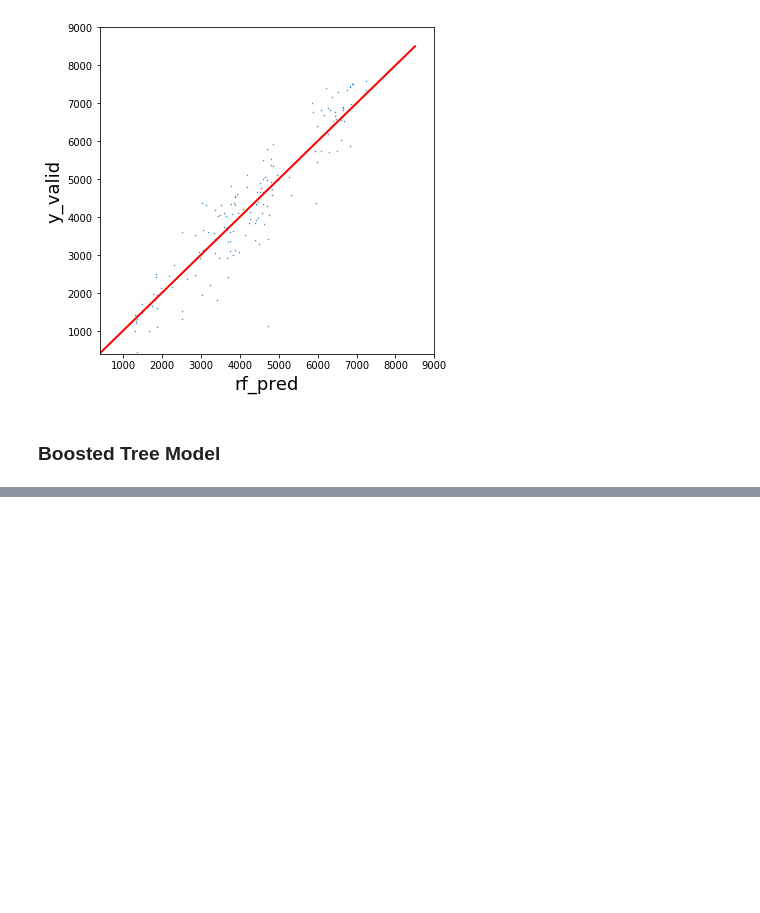
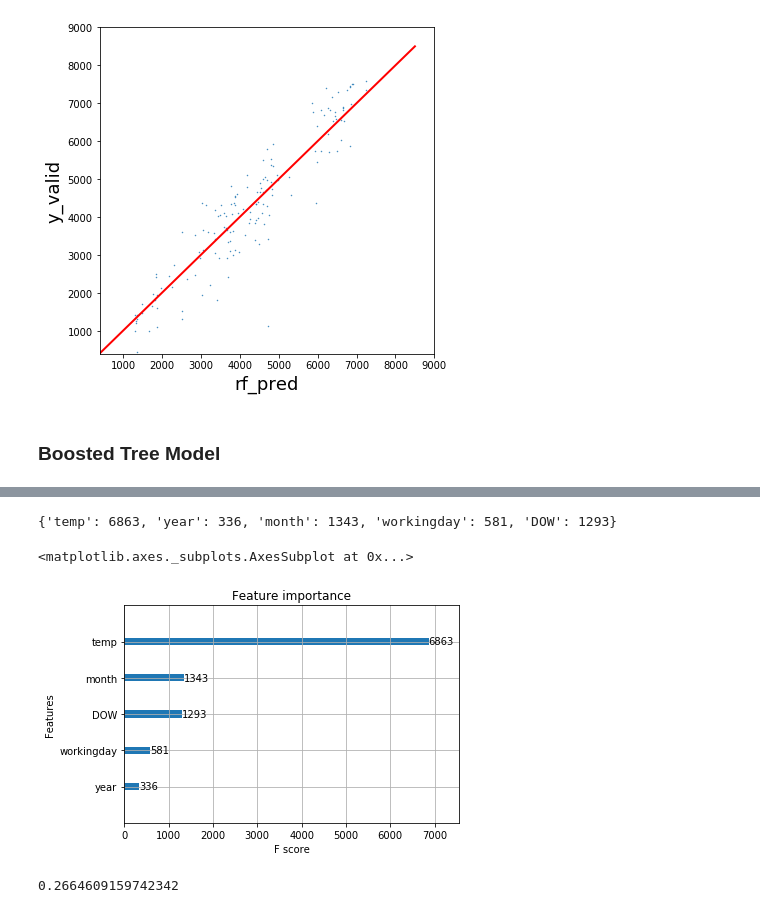
Before and after one commit to amanullahtariq/python-practice, a Jupyter notebook: bike_sharing.ipynb, the cells around one changed output, grey strips where cells are left out. Cells and saved outputs as stored; diff of their text form; code cells hidden in the pictures; blank space fills up the shorter version.

```diff
--- a/bike_sharing.ipynb
+++ b/bike_sharing.ipynb
@@ -377,3 +377,6 @@ import xgboost as xgb
 
 xgb_train = xgb.DMatrix(x_train,label=y_train)
 xgb_valid = xgb.DMatrix(x_valid)
+# %%
+num_round_for_cv = 500
+param = {'max_depth':5, 'eta':0.1, 'seed': 201, 'objective':'reg:linear'}
@@ -379,0 +422,4 @@ xgb_valid = xgb.DMatrix(x_valid)
+# %%
+num_round = 500
+xgb_model = xgb.train(param, xgb_train, num_round)
+xgb_pred = xgb_model.predict(xgb_valid)
@@ -379,0 +428,13 @@ xgb_valid = xgb.DMatrix(x_valid)
+# %%
+xgb_model.get_fscore()
+# %% [output]
+{'temp': 6863, 'year': 336, 'month': 1343, 'workingday': 581, 'DOW': 1293}
+# %%
+xgb.plot_importance(xgb_model)
+# %% [output]
+<matplotlib.axes._subplots.AxesSubplot at 0x...>
+[figure, added]
+# %%
+RMSLE(xgb_pred,y_valid)
+# %% [output]
+0.2664609159742342
```
Also changed, not shown: parts of 3 cells of this notebook, 1 other file.
